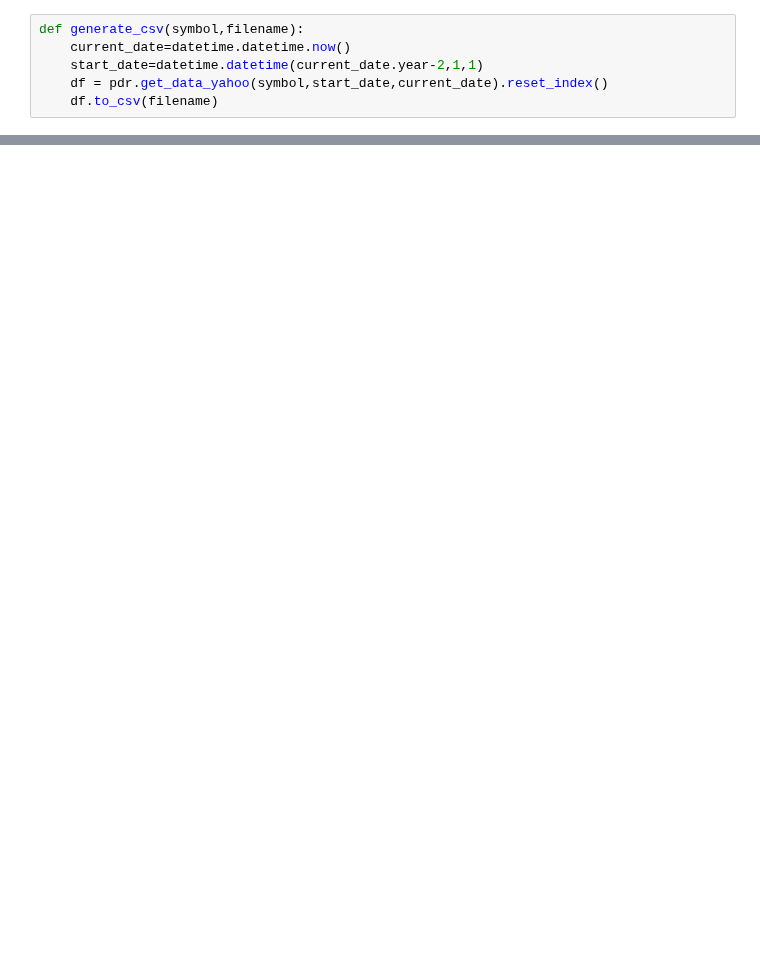
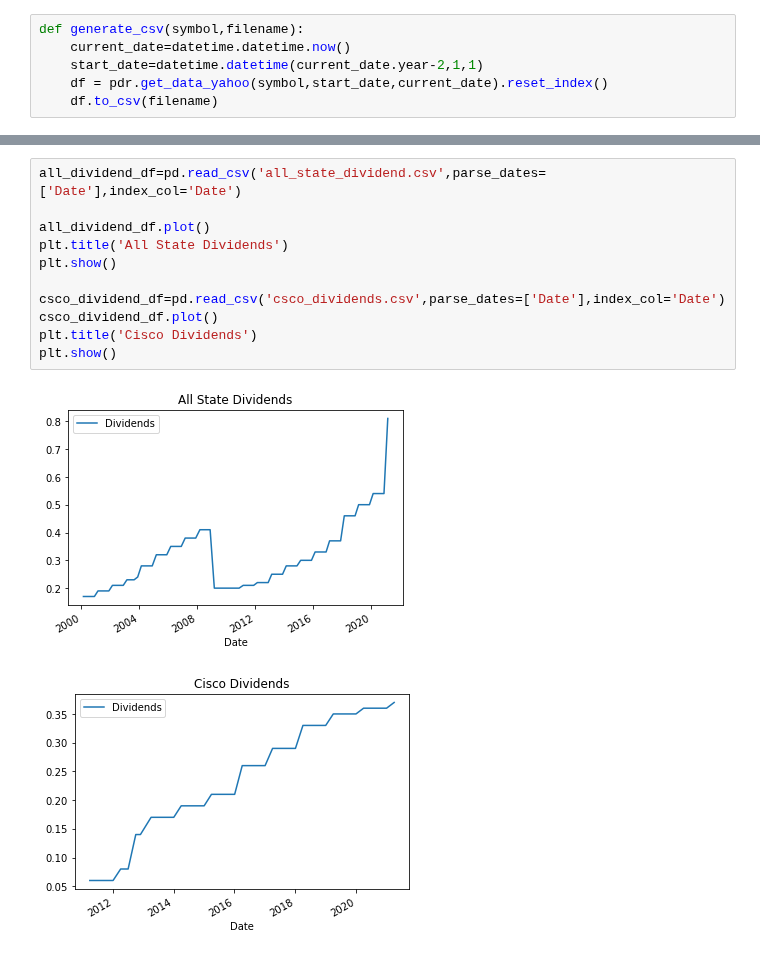
Before and after one commit to Andru-1987/python-deep-learning, a Jupyter notebook: Allstate dividends.ipynb, the cells around one changed output, grey strips where cells are left out. Saved outputs shown, nothing was run; the diff lists cells and outputs as text; blank space fills up the shorter version.

```diff
--- a/Allstate dividends.ipynb
+++ b/Allstate dividends.ipynb
@@ -35,3 +46,17 @@ dividend_df.plot()
+# %%
+all_dividend_df=pd.read_csv('all_state_dividend.csv',parse_dates=['Date'],index_col='Date')
+
+all_dividend_df.plot()
+plt.title('All State Dividends')
+plt.show()
+
+csco_dividend_df=pd.read_csv('csco_dividends.csv',parse_dates=['Date'],index_col='Date')
+csco_dividend_df.plot()
+plt.title('Cisco Dividends')
+plt.show()
+# %% [output]
+[figure, added]
+[figure, added]
 # %%
 months=dividend_df.index.month
 years=dividend_df.index.year
```
Also changed, not shown: parts of 9 cells of this notebook, 3 other files.
